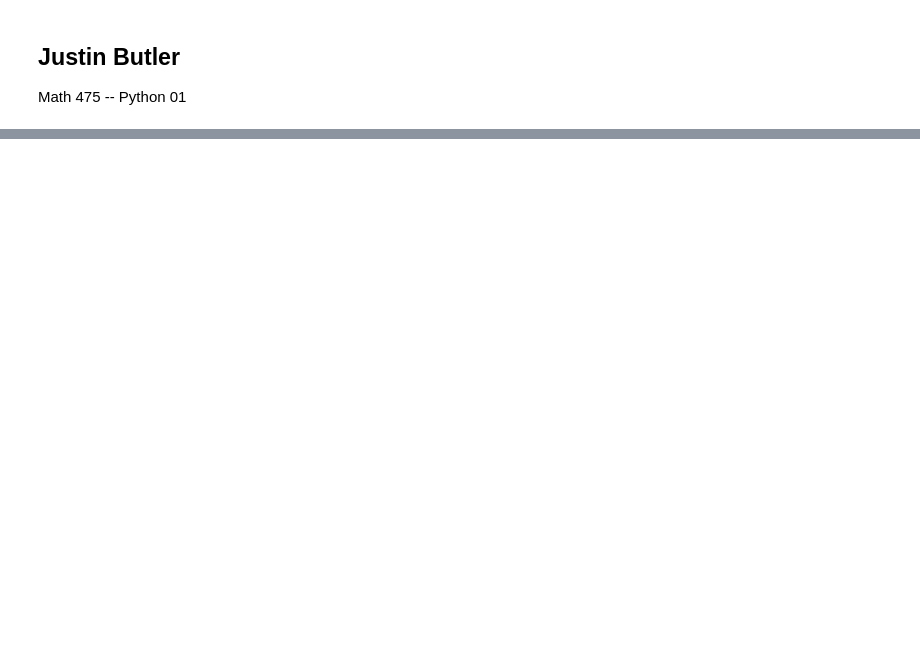
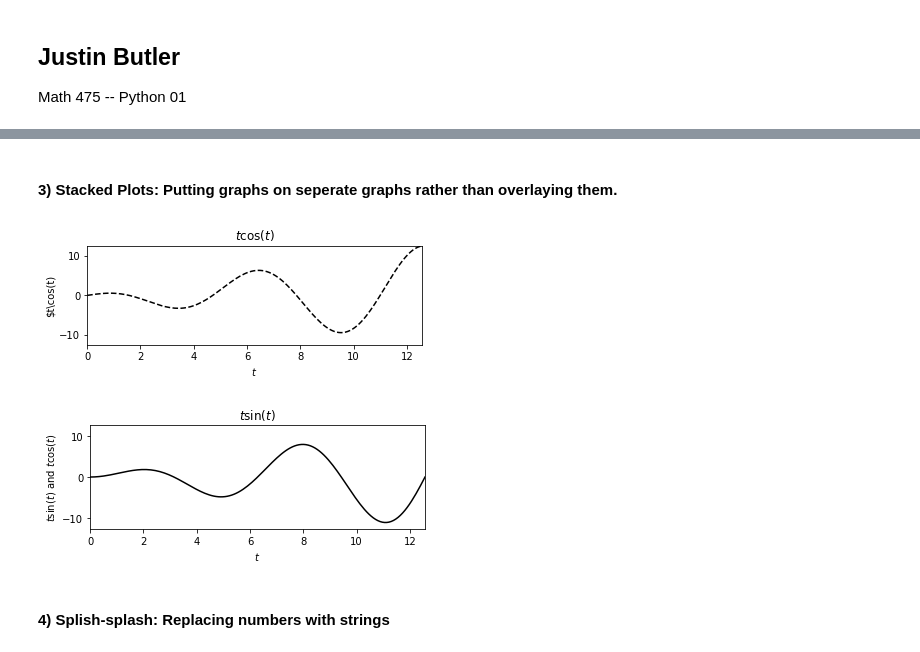
Before and after one commit to BananaBonanza/cwuMath475, a Jupyter notebook: BUTLERmath475Python01.ipynb, the cells around one changed output, grey strips where cells are left out. Saved outputs shown, nothing was run; the diff lists cells and outputs as text; code cells hidden in the pictures; blank space fills up the shorter version.

```diff
--- a/BUTLERmath475Python01.ipynb
+++ b/BUTLERmath475Python01.ipynb
@@ -29,0 +58,41 @@ plt.close() #close the current figure
+# %% [markdown]
+#### 3) Stacked Plots: Putting graphs on seperate graphs rather than overlaying them.
+# %%
+%matplotlib inline
+import numpy as np
+import matplotlib.pyplot as plt
+
+t=np.linspace(0,4*np.pi, 150) #150 evenly distributed points between 0 and 4pi
+x=t*np.cos(t)
+y=t*np.sin(t)
+z=np.zeros(t.shape)
+
+plt.figure() #begin plot
+
+#Plotting the first graph with label and limits
+plt.subplot(2,1,1)
+plt.plot(t,x, color='k', linestyle='--', label='$t\cos(t)$')
+plt.title('$t\cos(t)$')
+plt.xlabel('$t$')
+plt.ylabel('$t\cos(t)')
+plt.axis([0, 4*np.pi, -4*np.pi, 4*np.pi])
+
+#Changing the distances between the two graphs
+fig=plt.figure()
+fig.subplots_adjust(hspace=0.1)
+
+#Plotting the second graph with labels and limits
+plt.subplot(2,1,2)
+plt.plot(t,y, color='k', label='$t\sin(t)$')
+plt.title('$t\sin(t)$')
+plt.xlabel('$t$')
+plt.ylabel('$t\sin(t)$ and $t\cos(t)$')
+plt.axis([0, 4*np.pi, -4*np.pi, 4*np.pi])
+
+plt.show() #display the graph
+plt.close() #close the graph to save memory
+# %% [output]
+[figure, added]
+[figure, added]
+# %% [markdown]
+#### 4) Splish-splash: Replacing numbers with strings
```
Also changed, not shown: parts of 9 cells of this notebook.
